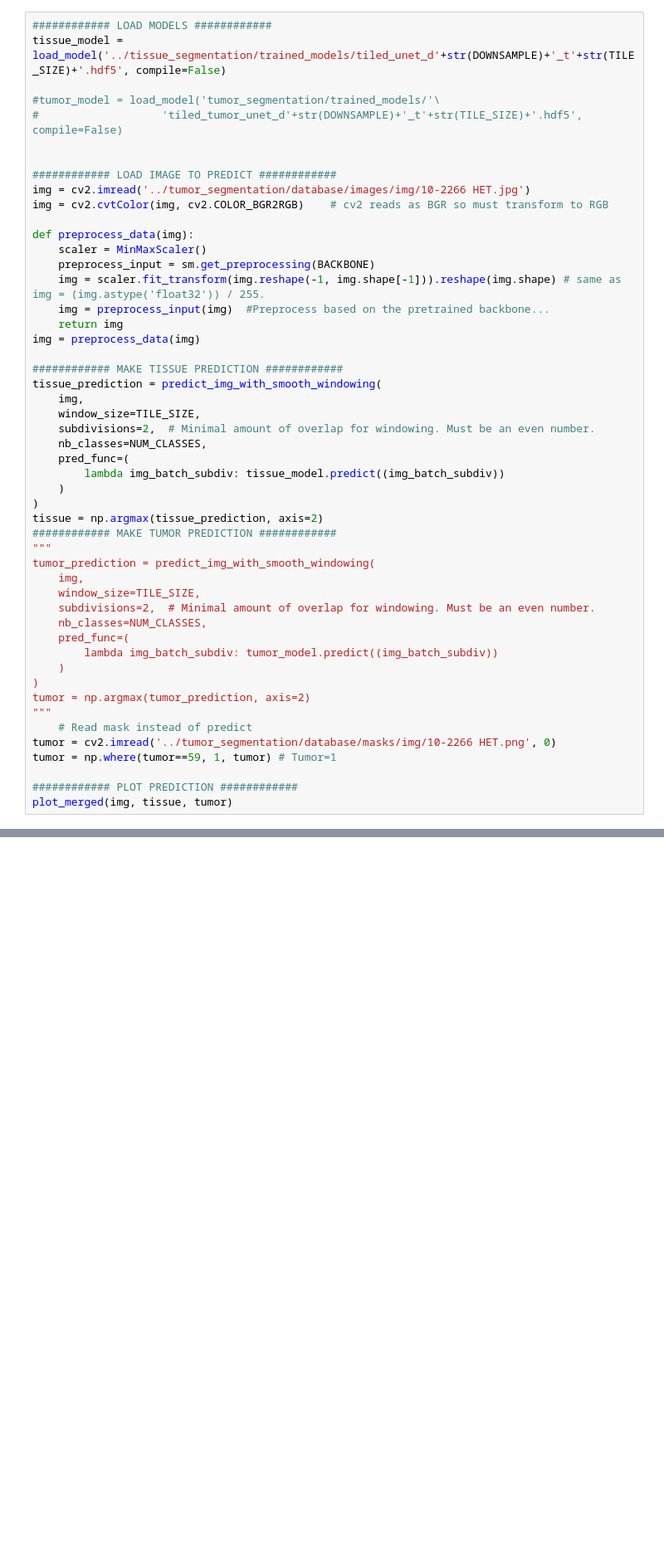
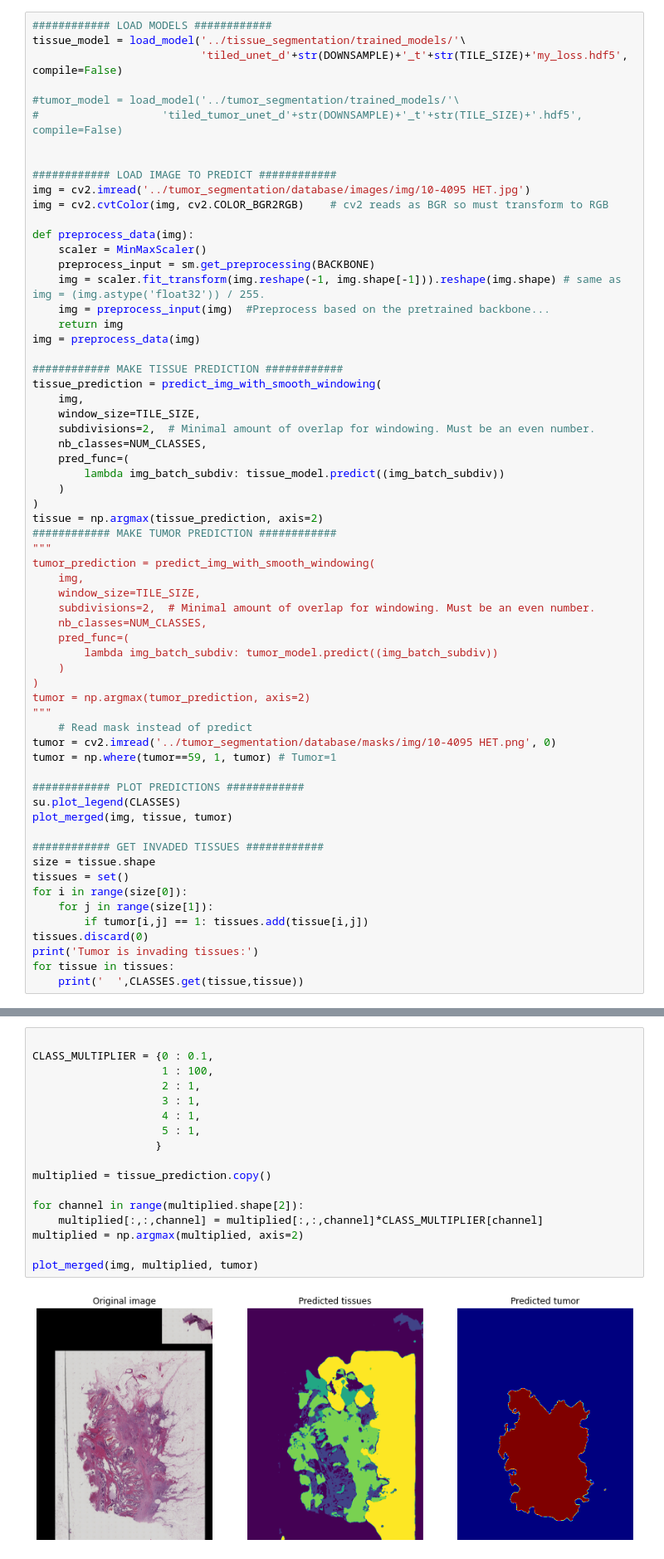
Before and after one commit to julenbhy/biomedical_image_segmentation, a Jupyter notebook: inference/merged_prediction.ipynb, the cells around one changed output, grey strips where cells are left out. Shown at 83% size. Saved outputs shown, nothing was run; the diff lists cells and outputs as text; blank space fills up the shorter version.

```diff
--- a/inference/merged_prediction.ipynb
+++ b/inference/merged_prediction.ipynb
@@ -87,14 +87,15 @@ def plot_merged(image, tissue, tumor, num_classes=6, cmap='viridis', alpha=0.7):
     plt.show
 # %%
 ############ LOAD MODELS ############
-tissue_model = load_model('../tissue_segmentation/trained_models/tiled_unet_d'+str(DOWNSAMPLE)+'_t'+str(TILE_SIZE)+'.hdf5', compile=False)
+tissue_model = load_model('../tissue_segmentation/trained_models/'\
+                          'tiled_unet_d'+str(DOWNSAMPLE)+'_t'+str(TILE_SIZE)+'my_loss.hdf5', compile=False)
 
-#tumor_model = load_model('tumor_segmentation/trained_models/'\
+#tumor_model = load_model('../tumor_segmentation/trained_models/'\
 #                   'tiled_tumor_unet_d'+str(DOWNSAMPLE)+'_t'+str(TILE_SIZE)+'.hdf5', compile=False)
 
 
 ############ LOAD IMAGE TO PREDICT ############
-img = cv2.imread('../tumor_segmentation/database/images/img/10-2266 HET.jpg')
+img = cv2.imread('../tumor_segmentation/database/images/img/10-4095 HET.jpg')
 img = cv2.cvtColor(img, cv2.COLOR_BGR2RGB)    # cv2 reads as BGR so must transform to RGB
 
 def preprocess_data(img):
@@ -130,9 +131,21 @@ tumor_prediction = predict_img_with_smooth_windowing(
 tumor = np.argmax(tumor_prediction, axis=2)
 """
     # Read mask instead of predict
-tumor = cv2.imread('../tumor_segmentation/database/masks/img/10-2266 HET.png', 0)
+tumor = cv2.imread('../tumor_segmentation/database/masks/img/10-4095 HET.png', 0)
 tumor = np.where(tumor==59, 1, tumor) # Tumor=1
 
-############ PLOT PREDICTION ############
+############ PLOT PREDICTIONS ############
+su.plot_legend(CLASSES)
 plot_merged(img, tissue, tumor)
+
+############ GET INVADED TISSUES ############
+size = tissue.shape
+tissues = set()
+for i in range(size[0]):
+    for j in range(size[1]):
+        if tumor[i,j] == 1: tissues.add(tissue[i,j])
+tissues.discard(0)
+print('Tumor is invading tissues:')
+for tissue in tissues:
+    print('  ',CLASSES.get(tissue,tissue))
 # %% [output]
@@ -197,0 +210,19 @@ plt.tight_layout(w_pad=1, h_pad=1)
+# %%
+
+CLASS_MULTIPLIER = {0 : 0.1,
+                    1 : 100,
+                    2 : 1,
+                    3 : 1,
+                    4 : 1,
+                    5 : 1,
+                   }
+
+multiplied = tissue_prediction.copy()
+
+for channel in range(multiplied.shape[2]):
+    multiplied[:,:,channel] = multiplied[:,:,channel]*CLASS_MULTIPLIER[channel]
+multiplied = np.argmax(multiplied, axis=2)
+
+plot_merged(img, multiplied, tumor)
+# %% [output]
+[figure, added]
```
Also changed, not shown: parts of 7 cells of this notebook, 4 other files.
